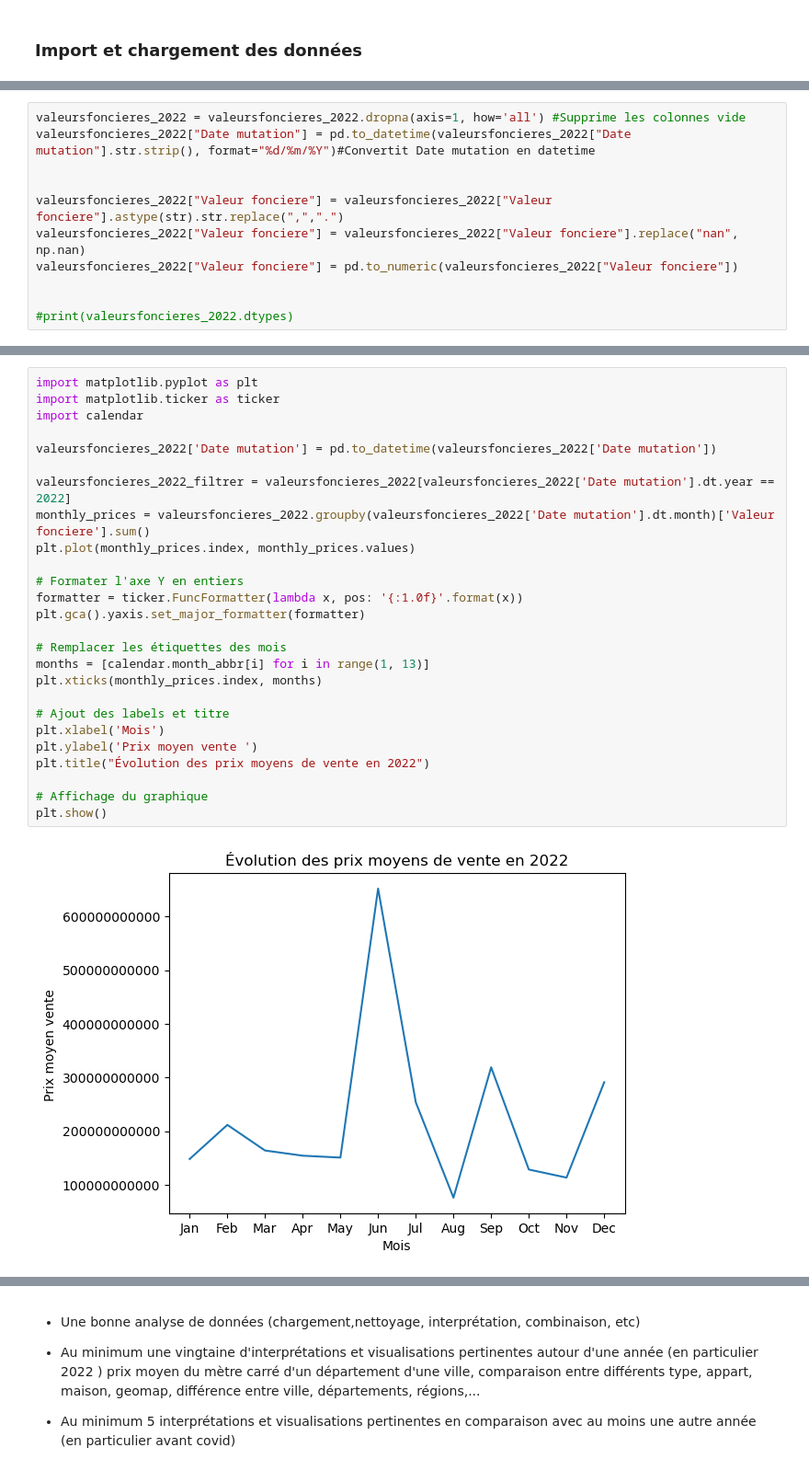
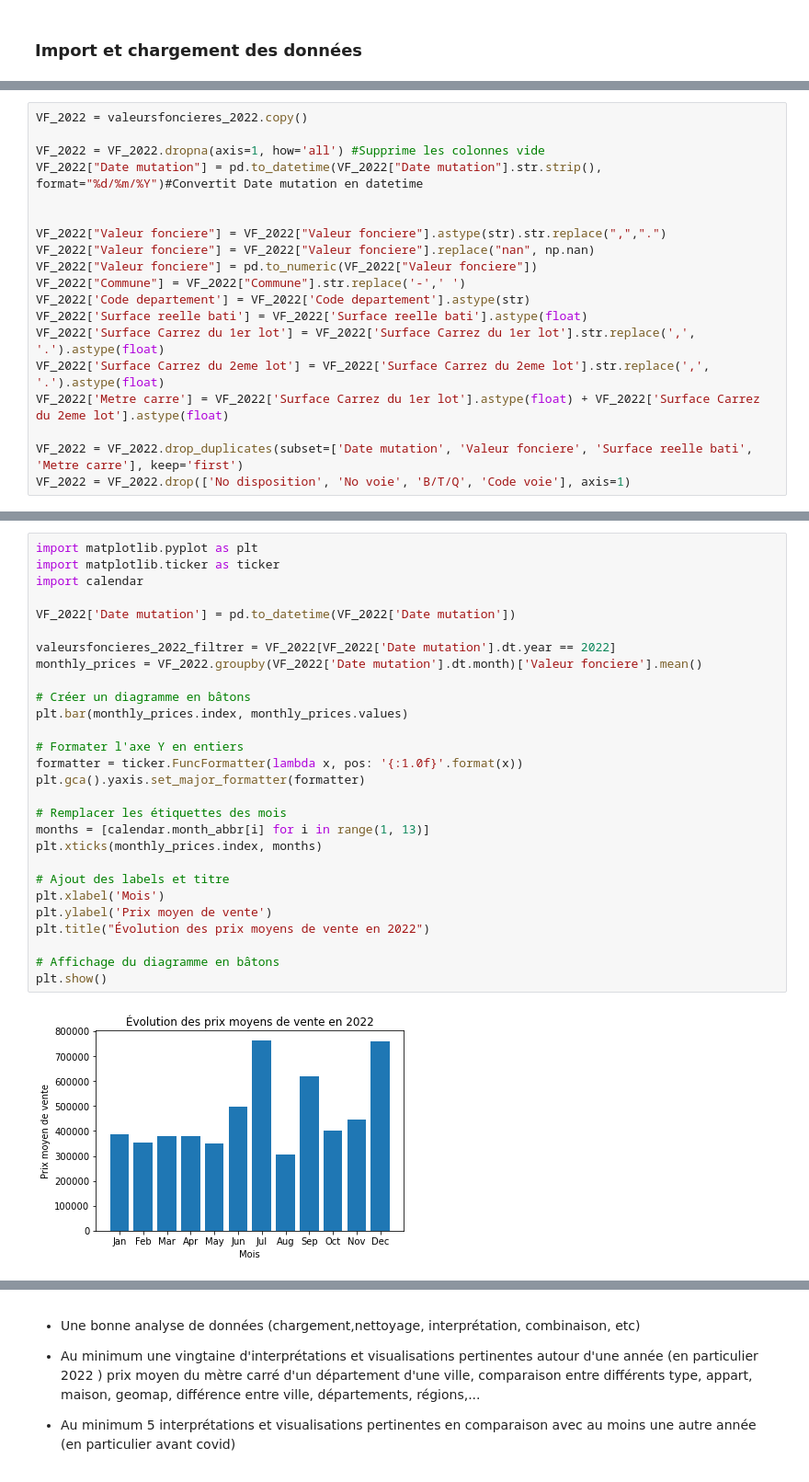
Before and after one commit to Marc94440/Projet-DVF, a Jupyter notebook: Projet_DVF.ipynb, the cells around one changed output, grey strips where cells are left out. Shown at 92% size. Cells and saved outputs as stored; diff of their text form.

```diff
--- a/Projet_DVF.ipynb
+++ b/Projet_DVF.ipynb
@@ -41,11 +17,0 @@ if len(ville_data) > 0:
-# %%
-valeursfoncieres_2022 = valeursfoncieres_2022.dropna(axis=1, how='all') #Supprime les colonnes vide
-valeursfoncieres_2022["Date mutation"] = pd.to_datetime(valeursfoncieres_2022["Date mutation"].str.strip(), format="%d/%m/%Y")#Convertit Date mutation en datetime
-
-
-valeursfoncieres_2022["Valeur fonciere"] = valeursfoncieres_2022["Valeur fonciere"].astype(str).str.replace(",",".")
-valeursfoncieres_2022["Valeur fonciere"] = valeursfoncieres_2022["Valeur fonciere"].replace("nan", np.nan)
-valeursfoncieres_2022["Valeur fonciere"] = pd.to_numeric(valeursfoncieres_2022["Valeur fonciere"])
-
-
-#print(valeursfoncieres_2022.dtypes)
@@ -51,0 +20,19 @@ valeursfoncieres_2022["Valeur fonciere"] = pd.to_numeric(valeursfoncieres_2022["
+# %%
+VF_2022 = valeursfoncieres_2022.copy()
+
+VF_2022 = VF_2022.dropna(axis=1, how='all') #Supprime les colonnes vide
+VF_2022["Date mutation"] = pd.to_datetime(VF_2022["Date mutation"].str.strip(), format="%d/%m/%Y")#Convertit Date mutation en datetime
+
+
+VF_2022["Valeur fonciere"] = VF_2022["Valeur fonciere"].astype(str).str.replace(",",".")
+VF_2022["Valeur fonciere"] = VF_2022["Valeur fonciere"].replace("nan", np.nan)
+VF_2022["Valeur fonciere"] = pd.to_numeric(VF_2022["Valeur fonciere"])
+VF_2022["Commune"] = VF_2022["Commune"].str.replace('-',' ')
+VF_2022['Code departement'] = VF_2022['Code departement'].astype(str)
+VF_2022['Surface reelle bati'] = VF_2022['Surface reelle bati'].astype(float)
+VF_2022['Surface Carrez du 1er lot'] = VF_2022['Surface Carrez du 1er lot'].str.replace(',', '.').astype(float)
+VF_2022['Surface Carrez du 2eme lot'] = VF_2022['Surface Carrez du 2eme lot'].str.replace(',', '.').astype(float)
+VF_2022['Metre carre'] = VF_2022['Surface Carrez du 1er lot'].astype(float) + VF_2022['Surface Carrez du 2eme lot'].astype(float)
+
+VF_2022 = VF_2022.drop_duplicates(subset=['Date mutation', 'Valeur fonciere', 'Surface reelle bati', 'Metre carre'], keep='first')
+VF_2022 = VF_2022.drop(['No disposition', 'No voie', 'B/T/Q', 'Code voie'], axis=1)
@@ -52,31 +115,33 @@ valeursfoncieres_2022["Valeur fonciere"] = pd.to_numeric(valeursfoncieres_2022["
 # %%
 import matplotlib.pyplot as plt
 import matplotlib.ticker as ticker
 import calendar
 
-valeursfoncieres_2022['Date mutation'] = pd.to_datetime(valeursfoncieres_2022['Date mutation'])
+VF_2022['Date mutation'] = pd.to_datetime(VF_2022['Date mutation'])
 
-valeursfoncieres_2022_filtrer = valeursfoncieres_2022[valeursfoncieres_2022['Date mutation'].dt.year == 2022]
-monthly_prices = valeursfoncieres_2022.groupby(valeursfoncieres_2022['Date mutation'].dt.month)['Valeur fonciere'].sum()
-plt.plot(monthly_prices.index, monthly_prices.values)
+valeursfoncieres_2022_filtrer = VF_2022[VF_2022['Date mutation'].dt.year == 2022]
+monthly_prices = VF_2022.groupby(VF_2022['Date mutation'].dt.month)['Valeur fonciere'].mean()
+
+# Créer un diagramme en bâtons
+plt.bar(monthly_prices.index, monthly_prices.values)
 
 # Formater l'axe Y en entiers
 formatter = ticker.FuncFormatter(lambda x, pos: '{:1.0f}'.format(x))
 plt.gca().yaxis.set_major_formatter(formatter)
 
 # Remplacer les étiquettes des mois
 months = [calendar.month_abbr[i] for i in range(1, 13)]
 plt.xticks(monthly_prices.index, months)
 
 # Ajout des labels et titre
 plt.xlabel('Mois')
-plt.ylabel('Prix moyen vente ')
+plt.ylabel('Prix moyen de vente')
 plt.title("Évolution des prix moyens de vente en 2022")
 
-# Affichage du graphique
+# Affichage du diagramme en bâtons
 plt.show()
 # %% [output]
-[figure, old version]
+[figure, new version]
 # %%
 import matplotlib.pyplot as plt
 import matplotlib.ticker as ticker
```
Also changed, not shown: parts of 26 cells of this notebook.
